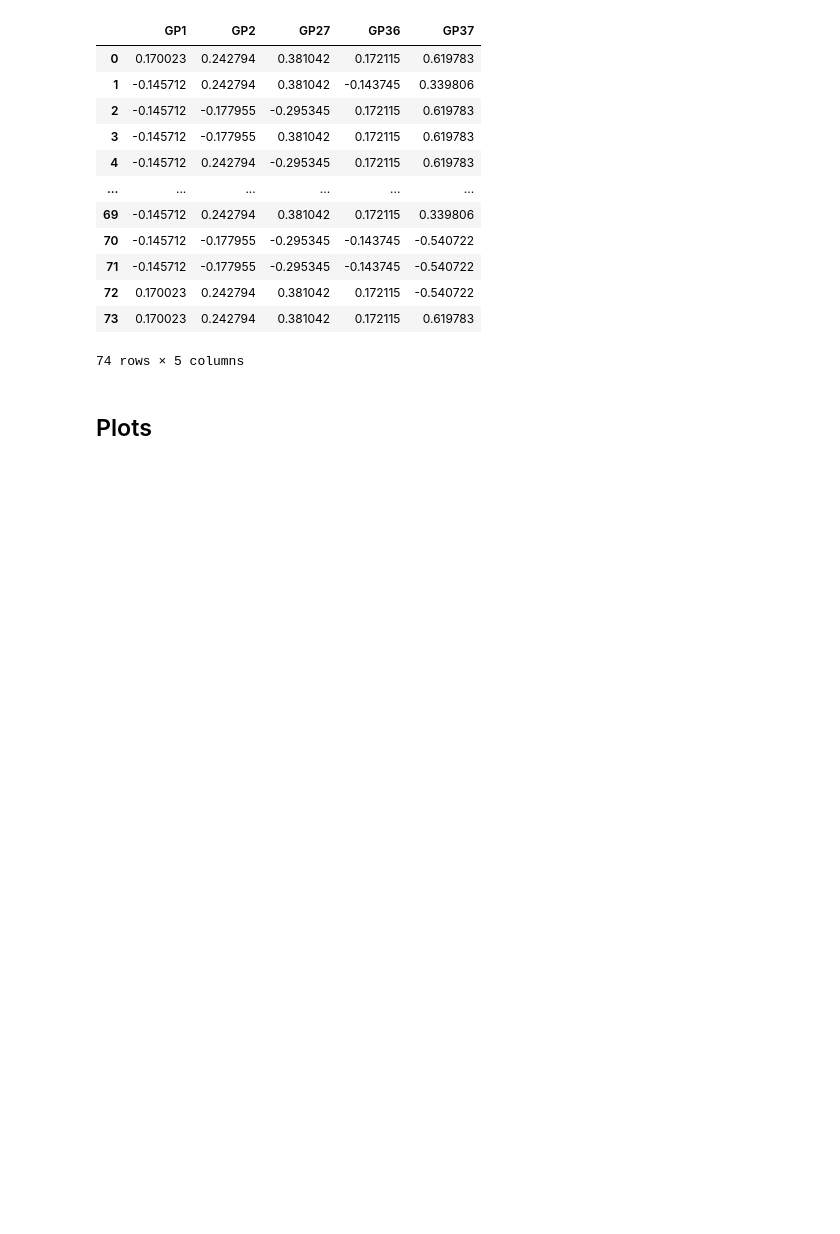
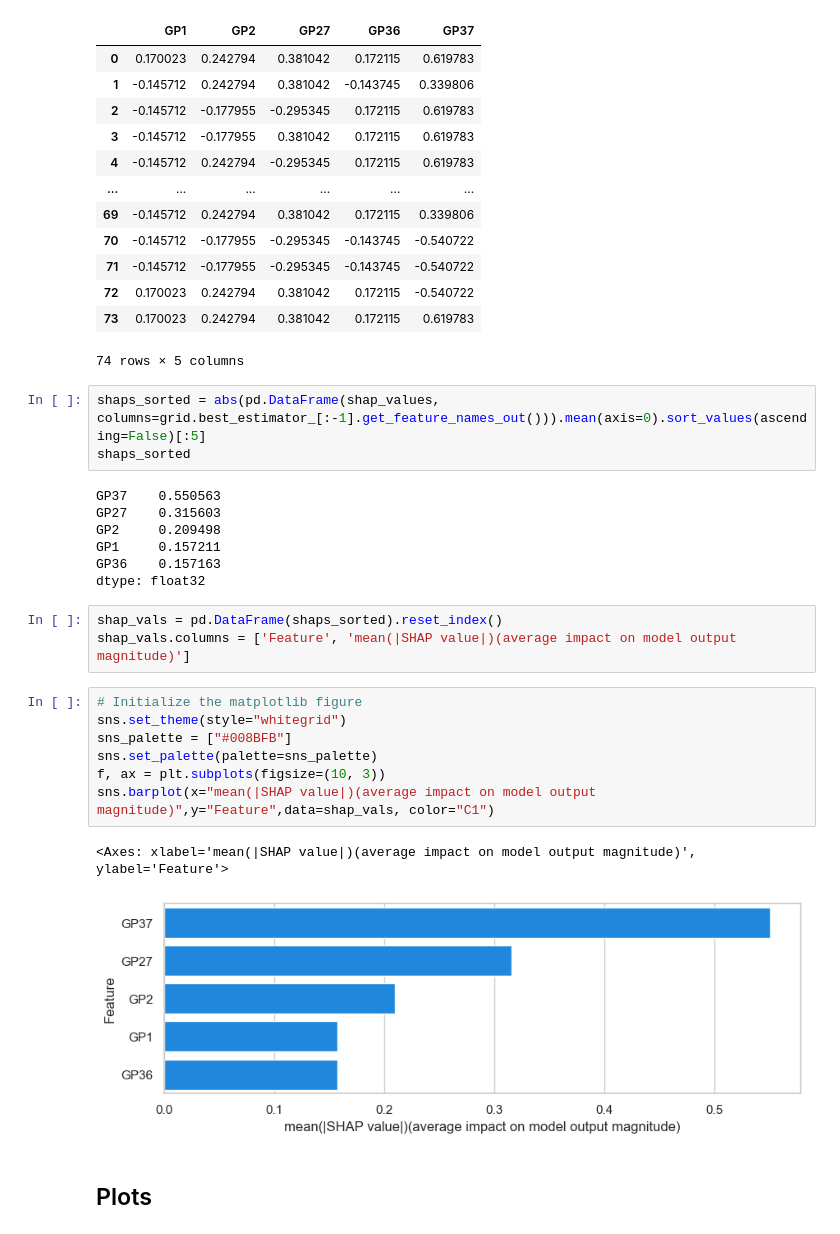
Before and after one commit to kmartinez834/Masters-Thesis, a Jupyter notebook: diabetes_glycomic/jupyter_notebooks/diabetes_all_models.ipynb, the cells around one changed output. Drawn from its saved outputs; the diff is of its cells as text; blank space fills up the shorter version.

```diff
--- a/diabetes_glycomic/jupyter_notebooks/diabetes_all_models.ipynb
+++ b/diabetes_glycomic/jupyter_notebooks/diabetes_all_models.ipynb
@@ -618,6 +619,29 @@ shap_df
 | 72 | 0.170023 | 0.242794 | 0.381042 | 0.172115 | -0.540722 |
 | 73 | 0.170023 | 0.242794 | 0.381042 | 0.172115 | 0.619783 |
 74 rows × 5 columns
+# %%
+shaps_sorted = abs(pd.DataFrame(shap_values, columns=grid.best_estimator_[:-1].get_feature_names_out())).mean(axis=0).sort_values(ascending=False)[:5]
+shaps_sorted
+# %% [output]
+GP37    0.550563
+GP27    0.315603
+GP2     0.209498
+GP1     0.157211
+GP36    0.157163
+dtype: float32
+# %%
+shap_vals = pd.DataFrame(shaps_sorted).reset_index()
+shap_vals.columns = ['Feature', 'mean(|SHAP value|)(average impact on model output magnitude)']
+# %%
+# Initialize the matplotlib figure
+sns.set_theme(style="whitegrid")
+sns_palette = ["#008BFB"]
+sns.set_palette(palette=sns_palette)
+f, ax = plt.subplots(figsize=(10, 3))
+sns.barplot(x="mean(|SHAP value|)(average impact on model output magnitude)",y="Feature",data=shap_vals, color="C1")
+# %% [output]
+<Axes: xlabel='mean(|SHAP value|)(average impact on model output magnitude)', ylabel='Feature'>
+[figure, added]
 # %% [markdown]
 ## Plots
 # %%
```
Also changed, not shown: parts of 9 cells of this notebook, 1 other file.
